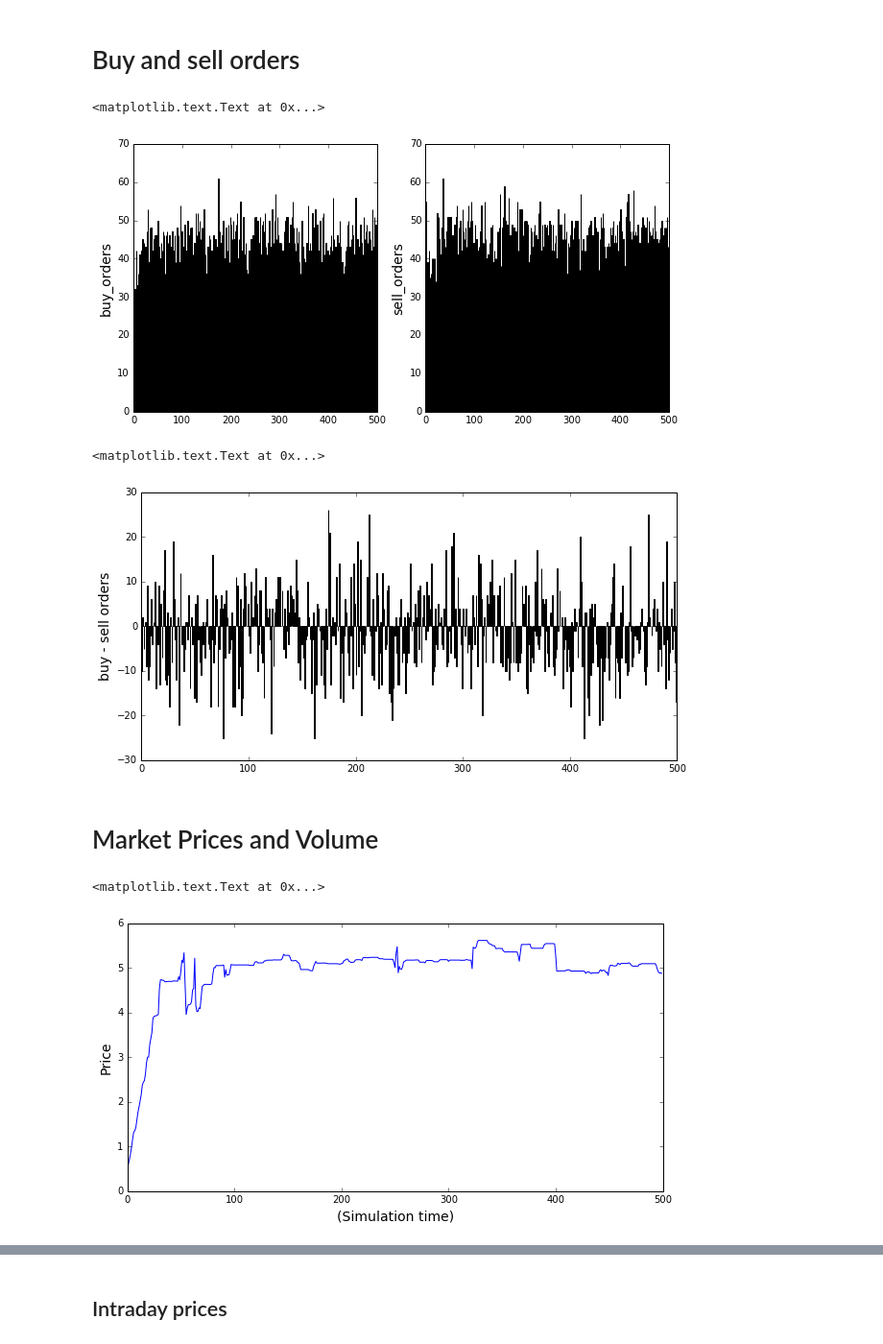
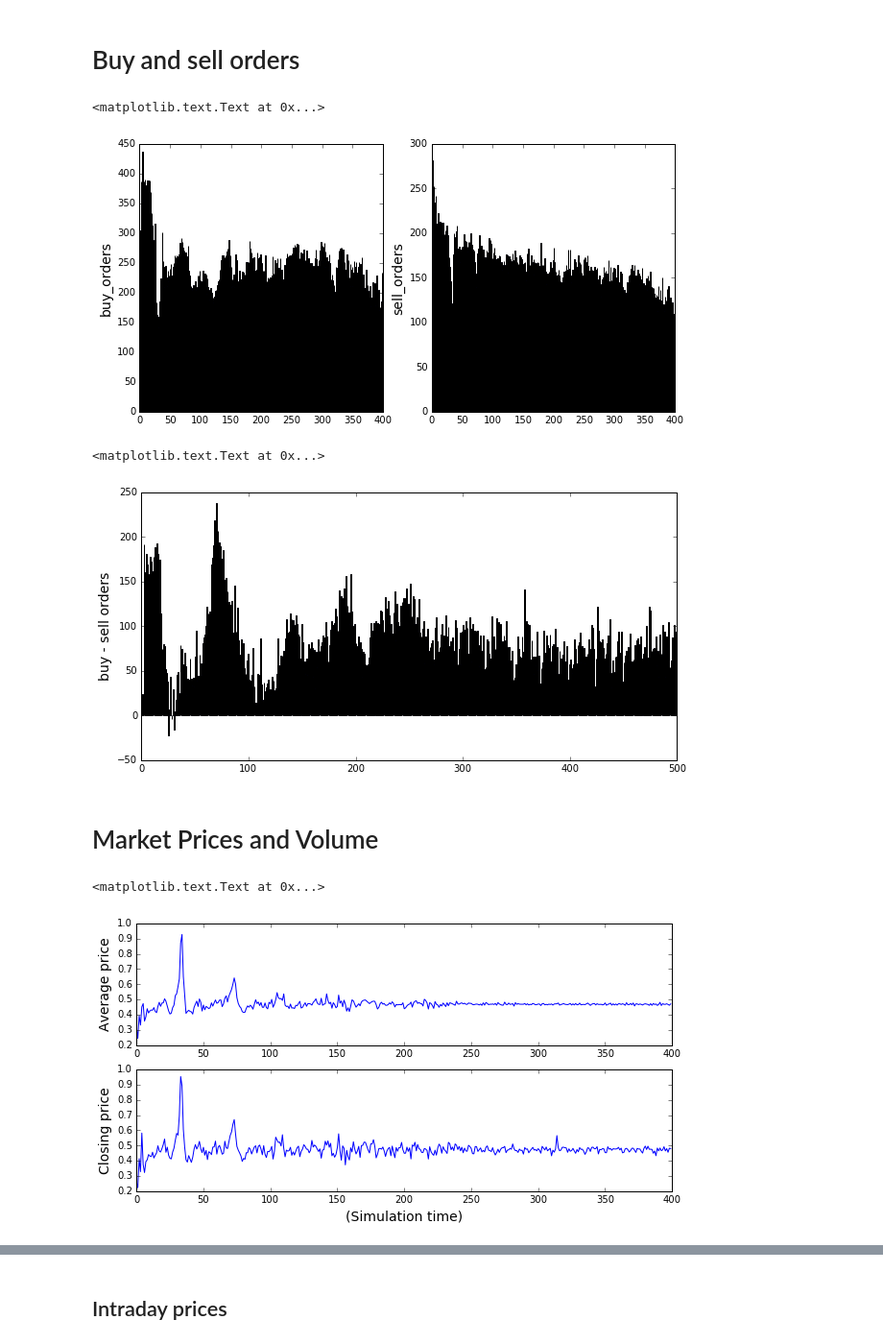
Before and after one commit to LCfP/Agent-Based-Stock-Market-Model, a Jupyter notebook: modeltweaking.ipynb, the cells around one changed output, grey strips where cells are left out. Shown at 96% size. Saved outputs shown, nothing was run; the diff lists cells and outputs as text; code cells hidden in the pictures.

```diff
--- a/modeltweaking.ipynb
+++ b/modeltweaking.ipynb
@@ -17,30 +18,28 @@ from stockmarket import baselinemodel
 # %%
 #%prun baselinemodel.stockMarketSimulation(seed=0, simulation_time=10, amount_momentum=40, amount_mean_reversion=40, amount_firms=1,initial_money=(100, 200),initial_bid_ask=(1,1), initial_memory=(3,7),initial_ma_short=(2,3), initial_ma_long=(6,7),initial_profit=(200,200),initial_book_value=(10000, 10000),initial_stock_amount=400,order_expiration_time=120,init_propensity_to_switch=1.1,init_price_to_earnings_window=(6, 12),firm_profit_mu=0.058,firm_profit_delta=0.00396825396,firm_profit_sigma=0.125,printProgress=False)
 # %%
-SIMTIME = 500
+SIMTIME = 100
 # %%
-agents, firms, stocks, order_books, market_maker = baselinemodel.stockMarketSimulation(seed=0, simulation_time=SIMTIME,
-                                                                                       amount_momentum=0,
-                                                                                       amount_mean_reversion=0,
+agents, firms, stocks, order_books = baselinemodel.stockMarketSimulation(seed=0, simulation_time=SIMTIME,
+                                                                                       amount_momentum=250,
+                                                                                       amount_mean_reversion=250,
                                                                                        amount_noise_traders=100,
                                                                                        amount_firms=1,
-                                                                                       initial_money=(100, 200),
+                                                                                       initial_money=(15, 19),
                                                                                        initial_bid_ask=(1,1),
-                                                                                       initial_memory=(3,7),
                                                                                        initial_ma_short=(20,40),
                                                                                        initial_ma_long=(120,150),
-                                                                                       initial_profit=(200,200),
-                                                                                       initial_book_value=(10000, 10000),
-                                                                                       initial_stock_amount=4000,
+                                                                                       initial_profit=(2000,2000),
+                                                                                       initial_book_value=(100000, 100000),
+                                                                                       initial_stock_amount=300000,
                                                                                        order_expiration_time=150,
-                                                                                       init_propensity_to_switch=1.1,
+                                                                                       init_propensity_to_switch=1.5,
                                                                                        init_price_to_earnings_window=((4, 7), (10, 14)),
                                                                                        firm_profit_mu=0.058,
                                                                                        firm_profit_delta=0.00396825396,
                                                                                        firm_profit_sigma=0.125,
                                                                                        profit_announcement_working_days=20,
                                                                                        agents_hold_thresholds=(0.9995, 1.0005),
-                                                                                       init_share_of_stocks_to_market_maker=0.4,
                                                                                        init_backward_simulated_time=200,
                                                                                        trader_volume_risk_aversion=0.1,
                                                                                        order_variability=1.5,
@@ -98,7 +97,7 @@ ax1.set_ylabel('buy_orders', fontsize='14')
 ax2.set_ylabel('sell_orders', fontsize='14')
 # %% [output]
 <matplotlib.text.Text at 0x...>
-[figure, old version]
+[figure, new version]
 # %%
 buy_minus_sell_orders = np.array(buy_orders) - np.array(sell_orders)
 
@@ -110,7 +109,7 @@ ax1.bar(range(len(buy_minus_sell_orders)), buy_minus_sell_orders)
 ax1.set_ylabel('buy - sell orders', fontsize='14')
 # %% [output]
 <matplotlib.text.Text at 0x...>
-[figure, old version]
+[figure, new version]
 # %% [markdown]
 # Market Prices and Volume
 # %%
@@ -118,16 +117,22 @@ prices = order_books[0].transaction_prices_history
 averageprices = []
 for day in prices:
     averageprices.append(np.mean(day))
+# %%
+closingprices = []
+for day in prices:
+    closingprices.append(day[-1])
 # %%
-fig, ax1 = plt.subplots(1, 1, figsize=(10,5))
+fig, (ax1, ax2) = plt.subplots(2, 1, figsize=(10,5))
 
 ax1.plot(range(len(averageprices)), averageprices)
+ax2.plot(range(len(closingprices)), closingprices)
 
-ax1.set_ylabel('Price', fontsize='14')
-ax1.set_xlabel('(Simulation time)', fontsize='14')
+ax1.set_ylabel('Average price', fontsize='14')
+ax2.set_ylabel('Closing price', fontsize='14')
+ax2.set_xlabel('(Simulation time)', fontsize='14')
 # %% [output]
 <matplotlib.text.Text at 0x...>
-[figure, old version]
+[figure, new version]
 # %%
 volume = order_books[0].transaction_volumes_history
 totalvolume = []
```
Also changed, not shown: parts of 21 cells of this notebook, 6 other files.
